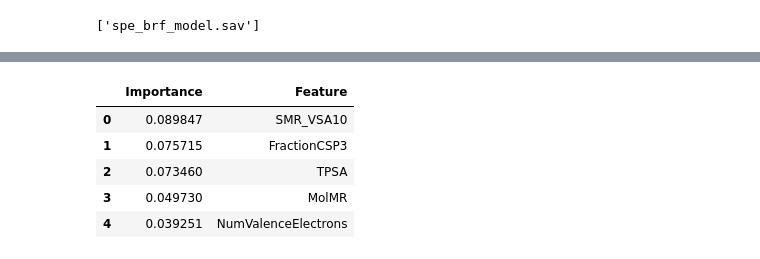
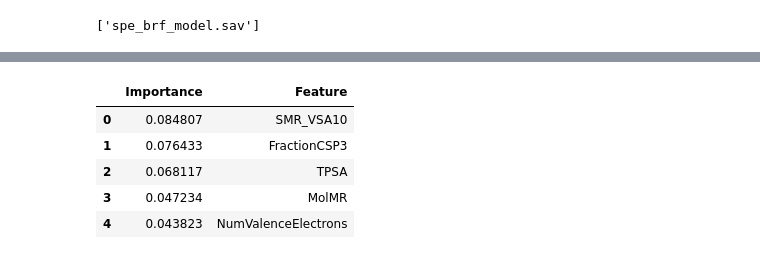
Before and after one commit to jenamis/final-project, a Jupyter notebook: MachineLearning/SPE/spe_balanced_random_forest_param_search_final.ipynb, the cells around one changed output, grey strips where cells are left out. Cells and saved outputs as stored; diff of their text form; code cells hidden in the pictures.

Commit message:
Updated BRF hyperparameter searches for better performance, saved updated comparison summaries, models, feature importances

```diff
--- a/MachineLearning/SPE/spe_balanced_random_forest_param_search_final.ipynb
+++ b/MachineLearning/SPE/spe_balanced_random_forest_param_search_final.ipynb
@@ -222,13 +231,16 @@ Imbalanced Classification Report:
 
 avg / total       0.92      0.90      0.90      0.90      0.90      0.81       265
 # %%
-# Performance of model with best random parameters - previous best random parameter result that performed better than most recent result
+# Performance of model with best random parameters
+# Using previous best random parameters result that performed better than most recent result
 best_random = BalancedRandomForestClassifier(n_estimators = 100,
                                              min_samples_split = 2,
                                              min_samples_leaf = 4,
                                              max_features = "auto",
                                              max_depth = 40,
                                              bootstrap = False,
+                                             sampling_strategy = "auto",
+                                             replacement = False,
                                              random_state = 1)
 best_random.fit(X_train_scaled, y_train)
 random_performance = evaluate(best_random, X_test_scaled, y_test)
@@ -256,12 +268,15 @@ print(f"Improvement of model with best random parameters: {random_ba_improvement
 Improvement of model with best random parameters: 0.79%
 # %%
 # Create parameter grid based on results of random search
-param_grid = {"bootstrap": [False],
+param_grid = {"n_estimators": [50, 100, 150, 200, 250, 300],
+              "min_samples_split": [1, 2, 3, 4],
+              "min_samples_leaf": [3, 4, 5, 6],
+              "max_features": ["auto"],
               "max_depth": [10, 20, 30, 40, 50, 60, 70],
-              "max_features": ["auto"],
-              "min_samples_leaf": [3, 4, 5, 6],
-              "min_samples_split": [1, 2, 3, 4],
-              "n_estimators": [50, 100, 150, 200, 250, 300]}
+              "bootstrap": [False],
+              "sampling_strategy": ["auto"],
+              "replacement": [False],
+              "random_state": [1, 42, 1001]}
 
 # Create base model to tune
 brf = BalancedRandomForestClassifier()
@@ -299,12 +314,15 @@ BalancedRandomForestClassifier(bootstrap=False, max_depth=70,
 # %%
 # Performance of model with best grid parameters
-best_grid = BalancedRandomForestClassifier(n_estimators = 50,
-                                             min_samples_split = 2,
-                                             min_samples_leaf = 4,
-                                             max_features = "auto",
-                                             max_depth = 70,
-                                             bootstrap = False,
-                                             random_state = 1)
+# Best performance with different random state than in best parameters from grid search
+best_grid = BalancedRandomForestClassifier(n_estimators = 150,
+                                           min_samples_split = 2,
+                                           min_samples_leaf = 4,
+                                           max_features = "auto",
+                                           max_depth = 10,
+                                           bootstrap = False,
+                                           sampling_strategy = "auto",
+                                           replacement = False,
+                                           random_state = 1)
 best_grid.fit(X_train_scaled, y_train)
-grid_performance = evaluate(best_grid, X_test_scaled, y_test)
+grid_performance = evaluate(best_grid2, X_test_scaled, y_test)
 # %% [output]
@@ -370,16 +389,16 @@ print(ba_score_loaded)
 # %%
 # Determine feature importance for model using best parameters
 # List features sorted in descending order by feature importance
-importances = best_random.feature_importances_
+importances = best_grid.feature_importances_
 feature_importance_df = pd.DataFrame(sorted(zip(importances, X.columns), reverse = True), columns = ["Importance", "Feature"])
 feature_importance_df.head()
 # %% [output]
 |  | Importance | Feature |
-| 0 | 0.089847 | SMR_VSA10 |
-| 1 | 0.075715 | FractionCSP3 |
-| 2 | 0.073460 | TPSA |
-| 3 | 0.049730 | MolMR |
-| 4 | 0.039251 | NumValenceElectrons |
+| 0 | 0.084807 | SMR_VSA10 |
+| 1 | 0.076433 | FractionCSP3 |
+| 2 | 0.068117 | TPSA |
+| 3 | 0.047234 | MolMR |
+| 4 | 0.043823 | NumValenceElectrons |
 # %%
 # Save feature importance as CSV
 feature_importance_df.to_csv("spe_brf_feature_importance.csv", index = False)
```
Also changed, not shown: parts of 9 cells of this notebook, 7 other files.
